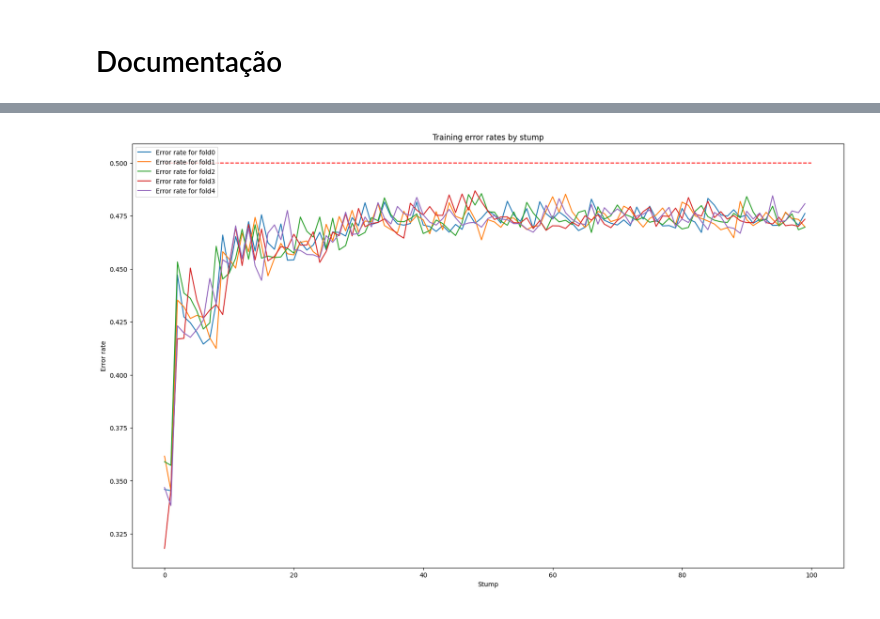
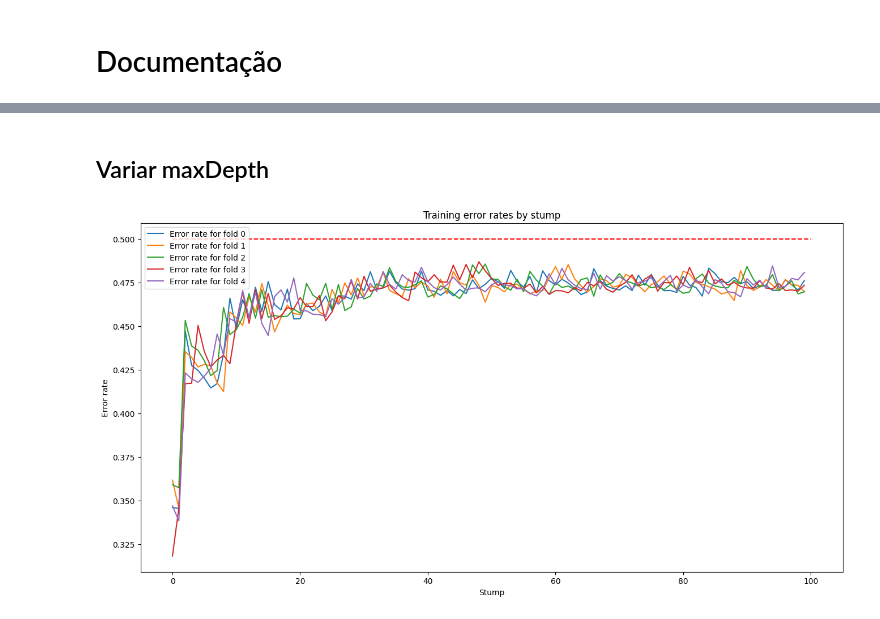
Before and after one commit to paduathiago/boosting_algorithm, a Jupyter notebook: tp2.ipynb, the cells around one changed output, grey strips where cells are left out. Saved outputs shown, nothing was run; the diff lists cells and outputs as text; code cells hidden in the pictures.

```diff
--- a/tp2.ipynb
+++ b/tp2.ipynb
@@ -37,11 +31,14 @@ X.shape, y.shape
 def calculateError(weights, y, y_pred):
     return (sum(weights * (np.not_equal(y, y_pred)).astype(int)))/sum(weights)
 # %%
+import copy
+
 class AdaBoost:
     def __init__(self, estimator=DecisionTreeClassifier(max_depth=1)):
         self.alphas = []
         self.stumps = []
         self.errors = []
+        self.estimator = estimator
 
     def initializeWeights(self, X):
         """
@@ -79,7 +76,7 @@ class AdaBoost:
             else:
                 self.updateWeights(alpha_i, y, y_pred)
 
-            h_i = DecisionTreeClassifier(max_depth=1)
+            h_i = copy.deepcopy(self.estimator)
             h_i.fit(X, y, sample_weight=self.weights)
             y_pred = h_i.predict(X)
 
@@ -163,26 +189,28 @@ plt.show()
+# %% [markdown]
+## Variar maxDepth
 # %%
 ada = AdaBoost()
 
 k = 5
 kf = KFold(n_splits=k, shuffle=True, random_state=42)
 accuracies = []
 
-plt.figure(figsize=(20, 12))
+plt.figure(figsize=(16, 8))
 
 for i, (train_index, test_index) in enumerate(kf.split(X, y)):
     X_train, X_test = X.iloc[train_index], X.iloc[test_index]
     y_train, y_test = y[train_index], y[test_index]
 
     ada.fit(X_train, y_train)
     y_pred = ada.predict(X_test)
     accuracy = accuracy_score(y_test, y_pred)
-    plt.plot(ada.errors, label=f'Error rate for fold{i}')
+    plt.plot(ada.errors, label=f'Error rate for fold {i}')
 
 plt.hlines(0.5, 0, ada.nEstimators, colors = 'red', linestyles='dashed')
 plt.legend()
 plt.title('Training error rates by stump')
 plt.xlabel('Stump')
 plt.ylabel('Error rate')
 plt.show()
 # %% [output]
-[figure, old version]
+[figure, new version]
```
Also changed, not shown: parts of 9 cells of this notebook.
